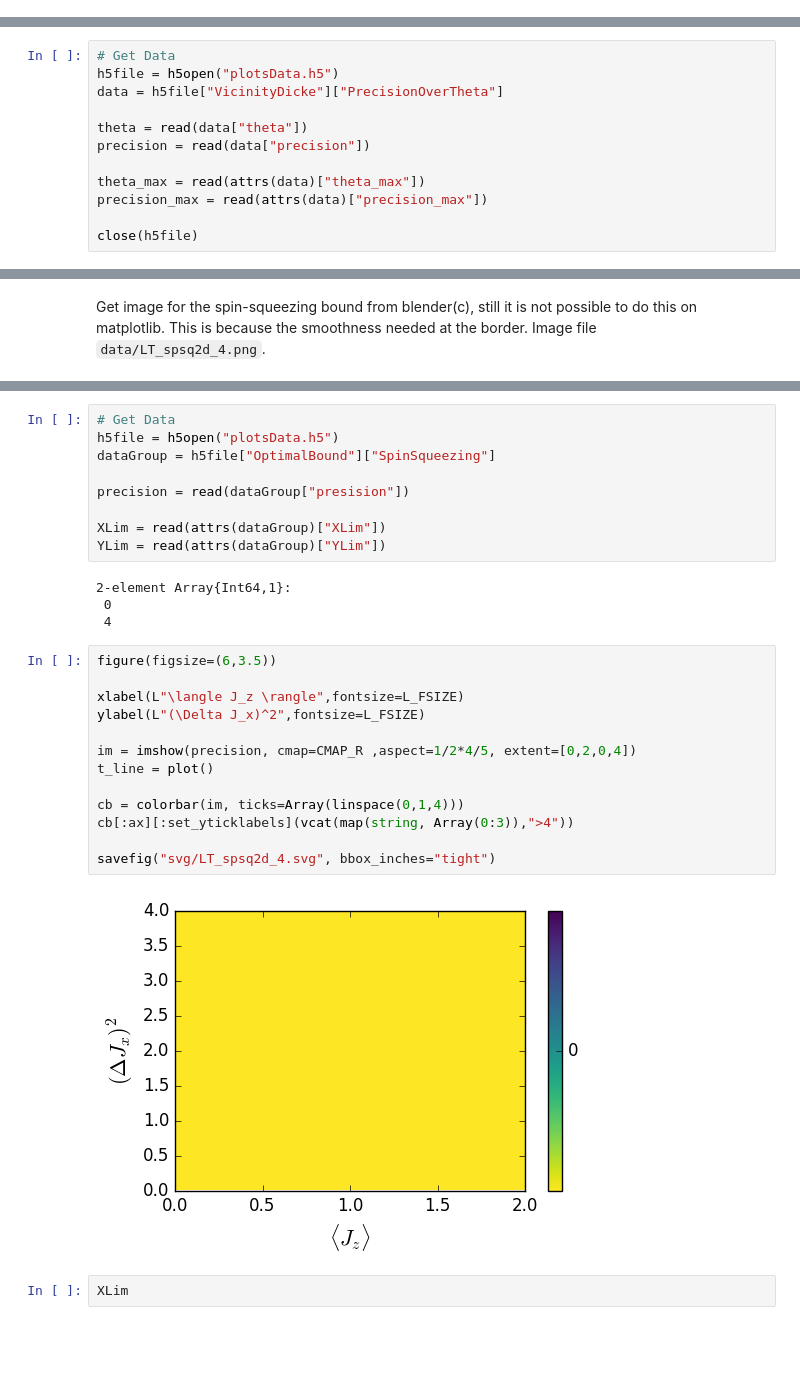
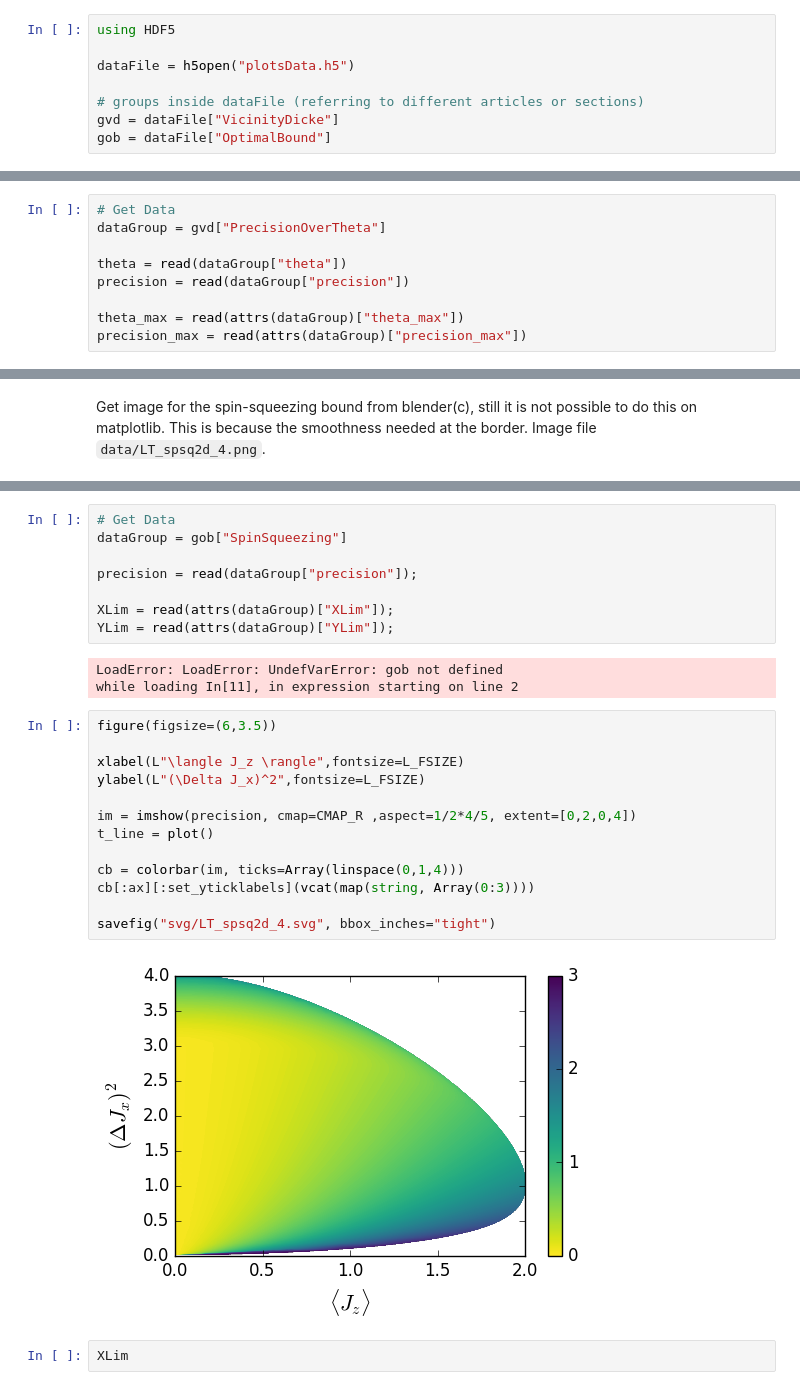
Before and after one commit to iagobaapellaniz/PhD_Thesis, a Jupyter notebook: plots.ipynb, the cells around one changed output, grey strips where cells are left out. Saved outputs shown, nothing was run; the diff lists cells and outputs as text; blank space fills up the shorter version.

```diff
--- a/plots.ipynb
+++ b/plots.ipynb
@@ -9,3 +7,11 @@ using HDF5
+# %%
+using HDF5
+
+dataFile = h5open("plotsData.h5")
+
+# groups inside dataFile (referring to different articles or sections)
+gvd = dataFile["VicinityDicke"]
+gob = dataFile["OptimalBound"]
 # %%
 using PyPlot
 
@@ -28,13 +34,10 @@ The magnetic field is along $Y$ direction, $H=\gamma J_y$
 ### Plot evolution
 # %%
 # Get Data
-h5file = h5open("plotsData.h5")
-data = h5file["VicinityDicke"]["PrecisionOverTheta"]
+dataGroup = gvd["PrecisionOverTheta"]
 
-theta = read(data["theta"])
-precision = read(data["precision"])
+theta = read(dataGroup["theta"])
+precision = read(dataGroup["precision"])
 
-theta_max = read(attrs(data)["theta_max"])
-precision_max = read(attrs(data)["precision_max"])
-
-close(h5file)
+theta_max = read(attrs(dataGroup)["theta_max"])
+precision_max = read(attrs(dataGroup)["precision_max"])
@@ -100,31 +108,29 @@ Get image for the spin-squeezing bound from blender(c), still it is not possible
 # %%
 # Get Data
-h5file = h5open("plotsData.h5")
-dataGroup = h5file["OptimalBound"]["SpinSqueezing"]
+dataGroup = gob["SpinSqueezing"]
 
-precision = read(dataGroup["presision"])
+precision = read(dataGroup["precision"]);
 
-XLim = read(attrs(dataGroup)["XLim"])
-YLim = read(attrs(dataGroup)["YLim"])
+XLim = read(attrs(dataGroup)["XLim"]);
+YLim = read(attrs(dataGroup)["YLim"]);
 # %% [output]
-2-element Array{Int64,1}:
- 0
- 4
+LoadError: LoadError: UndefVarError: gob not defined
+while loading In[11], in expression starting on line 2
 # %%
 figure(figsize=(6,3.5))
 
 xlabel(L"\langle J_z \rangle",fontsize=L_FSIZE)
 ylabel(L"(\Delta J_x)^2",fontsize=L_FSIZE)
 
 im = imshow(precision, cmap=CMAP_R ,aspect=1/2*4/5, extent=[0,2,0,4])
 t_line = plot()
 
 cb = colorbar(im, ticks=Array(linspace(0,1,4)))
-cb[:ax][:set_yticklabels](vcat(map(string, Array(0:3)),">4"))
+cb[:ax][:set_yticklabels](vcat(map(string, Array(0:3))))
 
 savefig("svg/LT_spsq2d_4.svg", bbox_inches="tight")
 # %% [output]
-[figure, old version]
+[figure, new version]
 # %%
 XLim
 # %% [output]
```
Also changed, not shown: parts of 4 cells of this notebook, 2 other files.
